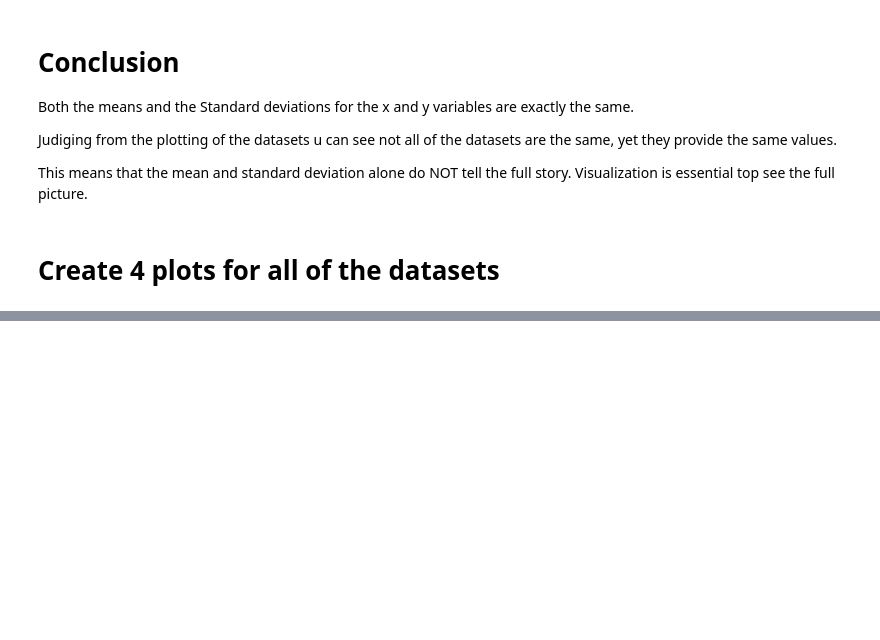
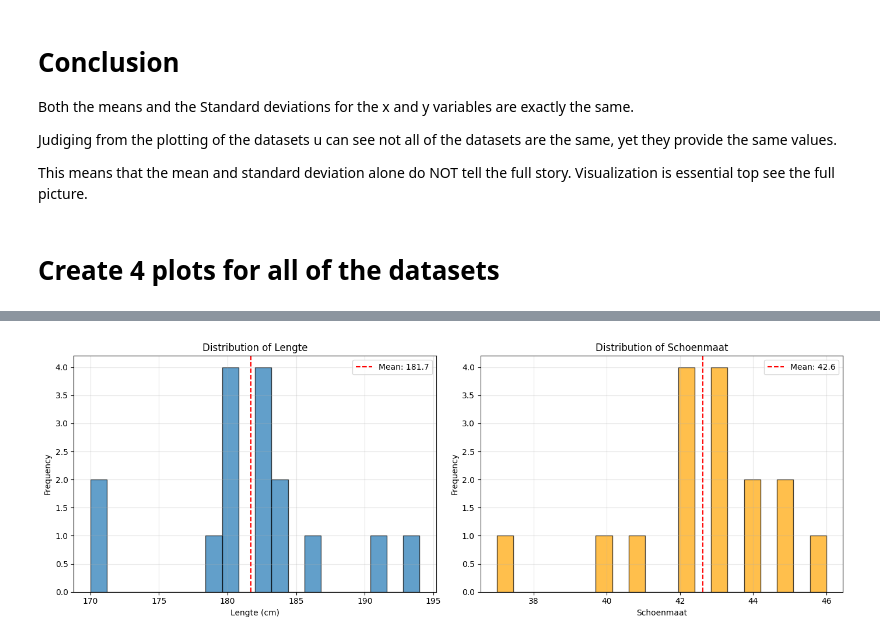
Before and after one commit to BuckInVoid/DataScienceZuyd, a Jupyter notebook: Assignments/Week1assignment.ipynb, the cells around one changed output, grey strips where cells are left out. Saved outputs shown, nothing was run; the diff lists cells and outputs as text; code cells hidden in the pictures; blank space fills up the shorter version.

```diff
--- a/Assignments/Week1assignment.ipynb
+++ b/Assignments/Week1assignment.ipynb
@@ -99,0 +192,24 @@ Dataset IV: 0.817
+# %%
+# Side-by-side histograms
+fig, axes = plt.subplots(1, 2, figsize=(14, 5))
+
+axes[0].hist(df['lengte'], bins=20, edgecolor='black', alpha=0.7)
+axes[0].axvline(x_mean, color='red', linestyle='--', label=f'Mean: {x_mean:.1f}')
+axes[0].set_title('Distribution of Lengte')
+axes[0].set_xlabel('Lengte (cm)')
+axes[0].set_ylabel('Frequency')
+axes[0].legend()
+axes[0].grid(alpha=0.3)
+
+axes[1].hist(df['schoenmaat'], bins=20, edgecolor='black', alpha=0.7, color='orange')
+axes[1].axvline(y_mean, color='red', linestyle='--', label=f'Mean: {y_mean:.1f}')
+axes[1].set_title('Distribution of Schoenmaat')
+axes[1].set_xlabel('Schoenmaat')
+axes[1].set_ylabel('Frequency')
+axes[1].legend()
+axes[1].grid(alpha=0.3)
+
+plt.tight_layout()
+plt.show()
+# %% [output]
+[figure, added]
```
Also changed, not shown: parts of 11 cells of this notebook.
